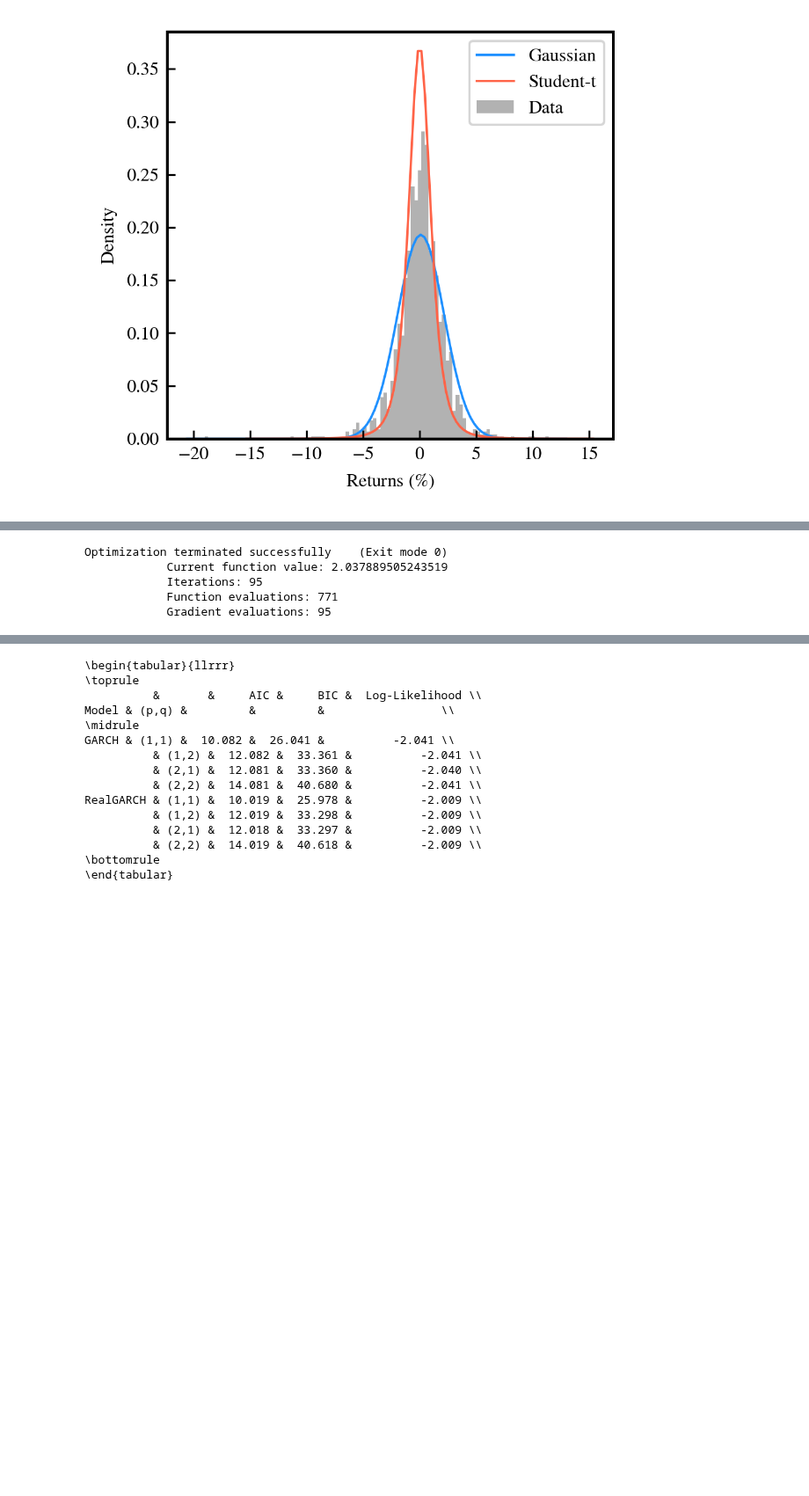
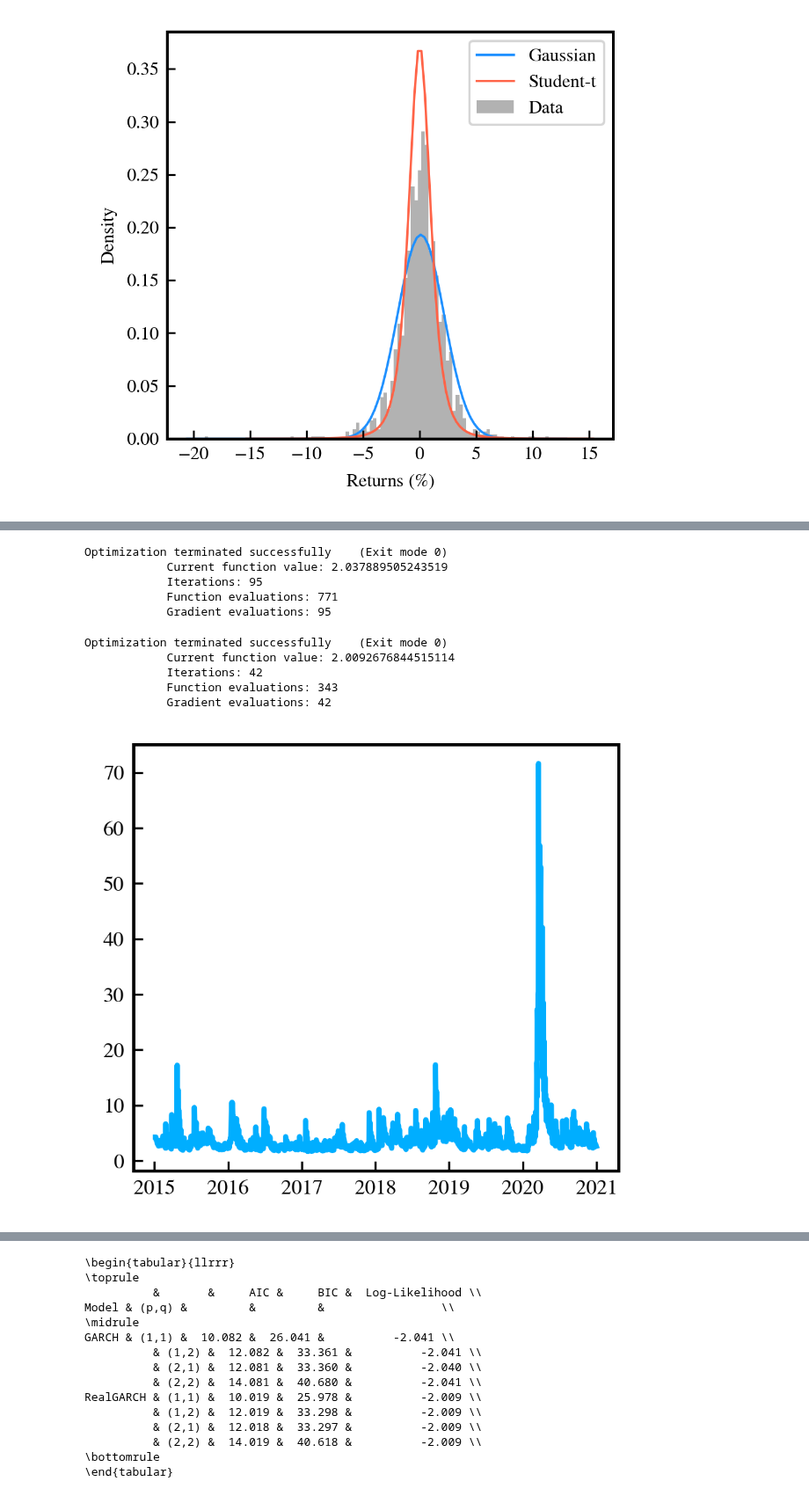
Before and after one commit to LuukOudshoorn25/HighFrequencyTrading, a Jupyter notebook: Code.ipynb, the cells around one changed output, grey strips where cells are left out. Shown at 88% size. Drawn from its saved outputs; the diff is of its cells as text; code cells hidden in the pictures; blank space fills up the shorter version.

```diff
--- a/Code.ipynb
+++ b/Code.ipynb
@@ -664,6 +681,7 @@ class estimate_GARCH():
             # Combine in sigma2[t]
             sigma2[t] = omega + alpha_part + beta_part
 
+
         # Derive likelihood
         if estimate:
             L = -0.5*np.log(2*np.pi) - 0.5*np.log(sigma2) - 0.5*x**2/sigma2
@@ -699,56 +717,41 @@ class estimate_GARCH():
                        #bounds = ((0.0001, 100), (0, 10), (0,1))
                       )
         llikhood = -est.fun
         self.AIC = 2*(len(par_ini))-2*llikhood
         self.BIC = (len(par_ini)) * np.log(len(self.closingreturns)) - 2*llikhood
         self.llik_opt = llikhood
 
         self.estimates = est.x
         omega_hat = np.exp(self.estimates[0])
 
         betas = np.array([np.exp(w)/(1+np.exp(w)) for w in self.estimates[1:self.p+1]])
         alphas = np.array([np.exp(w)/(1+np.exp(w)) for w in self.estimates[1+self.p:]])
 
         self.thetahat = np.hstack((omega_hat,alphas,betas))
 
 
     def return_vola(self):
         sigma2 = self.__llik_fun_GARCH__(self.estimates,estimate=False)
         return daily_returns.index,sigma2#np.sqrt(sigma2)*np.sqrt(252)
 
     def return_llik_AIC_BIC(self):
         return self.AIC,self.BIC,self.llik_opt
 
-    def predict_one_step(self):
-        # The input to our prediction is the returns until time t
-        # We thus estimate our GARCH model with this data
-        # We want to estimate the volatility at time t+1
-        # We thus predict the volatility at the next timestep using the estimated GARCH
-        training_data = pd.concat([daily_returns.loc[year] for year in ['2015','2016','2017','2018']])
+GARCH = estimate_GARCH(model='GARCH',p=3,q=3)
+GARCH_time, GARCH_vola = GARCH.return_vola()
 
-        # Fit the GARCH model using the first four years of data
-        self.closingreturns = training_data.values.flatten()*100
-
-        if self.model=='RealGARCH':
-            # If we want the RealGARCH model, obtain realized volatilities
-            self.__RVOL__()
-        # Call fit of GARCH
-        self.fit_garch(self.closingreturns)
-
-        # Now we have fitted the GARCH model. We try to predict
-        testingdata = pd.concat([daily_returns.loc[year] for year in ['2019','2020']])
-        self.closingreturns = testingdata.values.flatten()*100
-        sigma2 = self.__llik_fun_GARCH__(self.estimates,estimate=False)
-        return testingdata.index,sigma2
-
-
-GARCH33 = estimate_GARCH(model='GARCH',p=3,q=3)
-GARCH33_time, GARCH33_vola = GARCH.return_vola()
-#GARCH = estimate_GARCH(model='RealGARCH',p=2,q=2)
-#RealGARCH_time, RealGARCH_vola = GARCH.return_vola()
+plt.plot(GARCH_time, GARCH_vola)
+GARCH = estimate_GARCH(model='RealGARCH',p=3,q=3)
+RealGARCH_time, RealGARCH_vola = GARCH.return_vola()
 # %% [output]
 Optimization terminated successfully    (Exit mode 0)
             Current function value: 2.037889505243519
             Iterations: 95
             Function evaluations: 771
             Gradient evaluations: 95
+Optimization terminated successfully    (Exit mode 0)
+            Current function value: 2.0092676844515114
+            Iterations: 42
+            Function evaluations: 343
+            Gradient evaluations: 42
+[figure, added]
```
Also changed, not shown: parts of 19 cells of this notebook.
